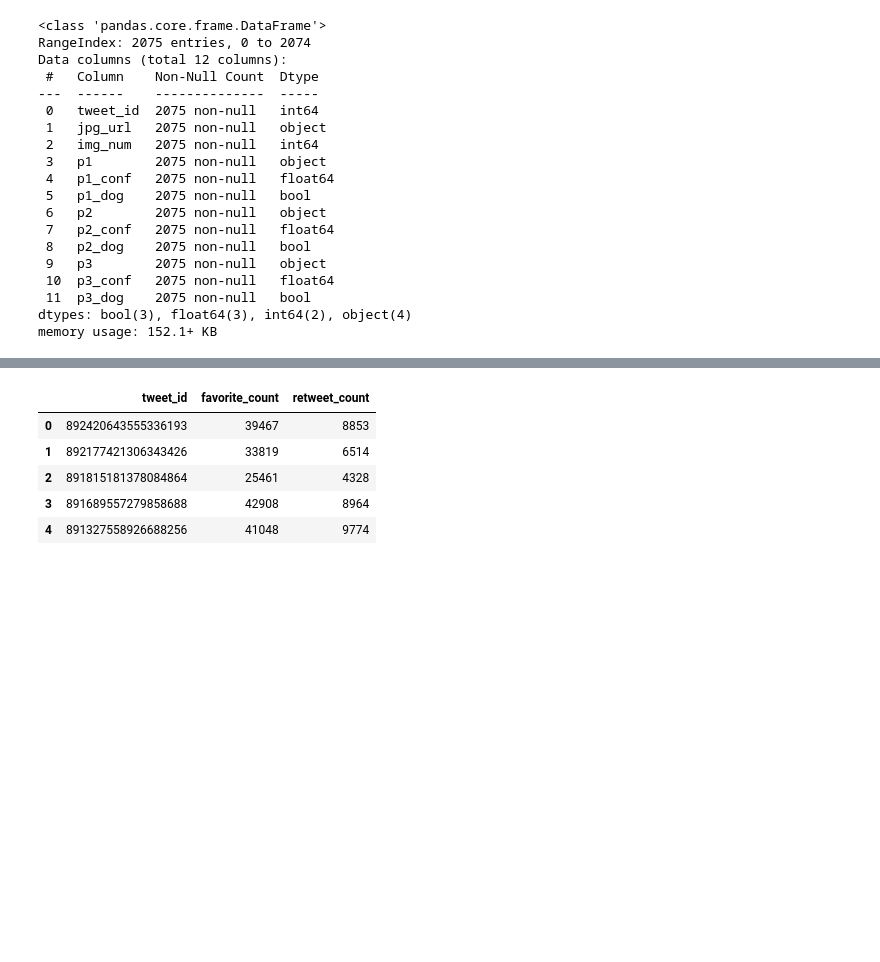
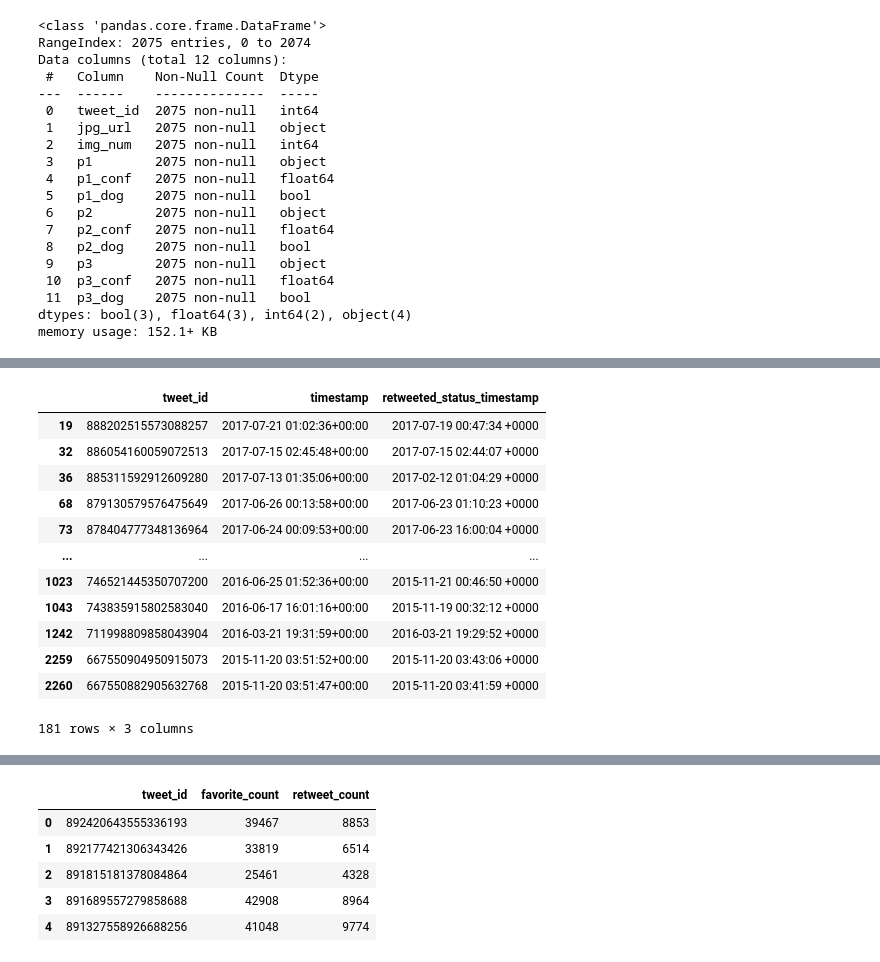
Before and after one commit to josyulajj/twitter-exploratorydataanalysis, a Jupyter notebook: wrangle_act.ipynb, the cells around one changed output, grey strips where cells are left out. Saved outputs shown, nothing was run; the diff lists cells and outputs as text; code cells hidden in the pictures; blank space fills up the shorter version.

```diff
--- a/wrangle_act.ipynb
+++ b/wrangle_act.ipynb
@@ -186,0 +207,6 @@ image_pred_df[['p1_conf', 'p2_conf', 'p3_conf']].describe()
+# %%
+# 'retweeted_status_user_id' column can also be dropped since we are also left with null values. Keeping the original question in mind.
+tweet_av_df.drop(axis=1, columns=['retweeted_status_user_id'], inplace=True)
+# %%
+# 'retweeted_status_timestamp' column can also be dropped since we are also left with null values. Keeping the original question in mind.
+tweet_av_df.drop(axis=1, columns=['retweeted_status_timestamp'], inplace=True)
@@ -186,0 +431,16 @@ image_pred_df[['p1_conf', 'p2_conf', 'p3_conf']].describe()
+# %%
+tweet_av_df[tweet_av_df.retweeted_status_timestamp.notna()][['tweet_id', 'timestamp', 'retweeted_status_timestamp']]
+# %% [output]
+|  | tweet_id | timestamp | retweeted_status_timestamp |
+| 19 | 888202515573088257 | 2017-07-21 01:02:36+00:00 | 2017-07-19 00:47:34 +0000 |
+| 32 | 886054160059072513 | 2017-07-15 02:45:48+00:00 | 2017-07-15 02:44:07 +0000 |
+| 36 | 885311592912609280 | 2017-07-13 01:35:06+00:00 | 2017-02-12 01:04:29 +0000 |
+| 68 | 879130579576475649 | 2017-06-26 00:13:58+00:00 | 2017-06-23 01:10:23 +0000 |
+| 73 | 878404777348136964 | 2017-06-24 00:09:53+00:00 | 2017-06-23 16:00:04 +0000 |
+| ... | ... | ... | ... |
+| 1023 | 746521445350707200 | 2016-06-25 01:52:36+00:00 | 2015-11-21 00:46:50 +0000 |
+| 1043 | 743835915802583040 | 2016-06-17 16:01:16+00:00 | 2015-11-19 00:32:12 +0000 |
+| 1242 | 711998809858043904 | 2016-03-21 19:31:59+00:00 | 2016-03-21 19:29:52 +0000 |
+| 2259 | 667550904950915073 | 2015-11-20 03:51:52+00:00 | 2015-11-20 03:43:06 +0000 |
+| 2260 | 667550882905632768 | 2015-11-20 03:51:47+00:00 | 2015-11-20 03:41:59 +0000 |
+181 rows × 3 columns
```
Also changed, not shown: parts of 26 cells of this notebook, 1 other file.
